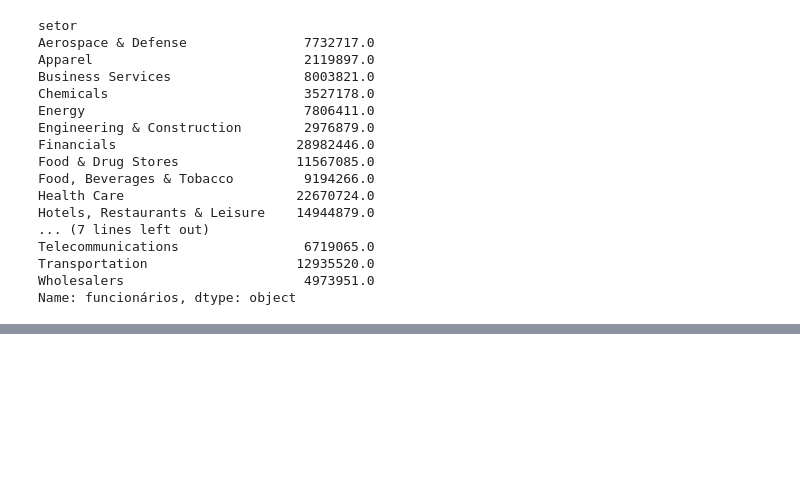
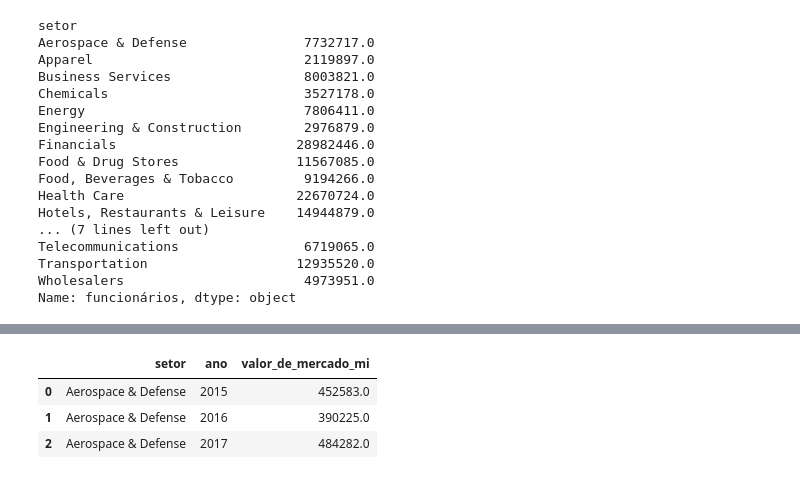
Before and after one commit to kaladabrio2020/AnalisandoFortunas, a Jupyter notebook: Analise.ipynb, the cells around one changed output, grey strips where cells are left out. Saved outputs shown, nothing was run; the diff lists cells and outputs as text; code cells hidden in the pictures; blank space fills up the shorter version.

```diff
--- a/Analise.ipynb
+++ b/Analise.ipynb
@@ -251,0 +261,7 @@ plt.show()
+# %%
+dataSetor3.head(3)
+# %% [output]
+|  | setor | ano | valor_de_mercado_mi |
+| 0 | Aerospace & Defense | 2015 | 452583.0 |
+| 1 | Aerospace & Defense | 2016 | 390225.0 |
+| 2 | Aerospace & Defense | 2017 | 484282.0 |
```
Also changed, not shown: parts of 9 cells of this notebook.
